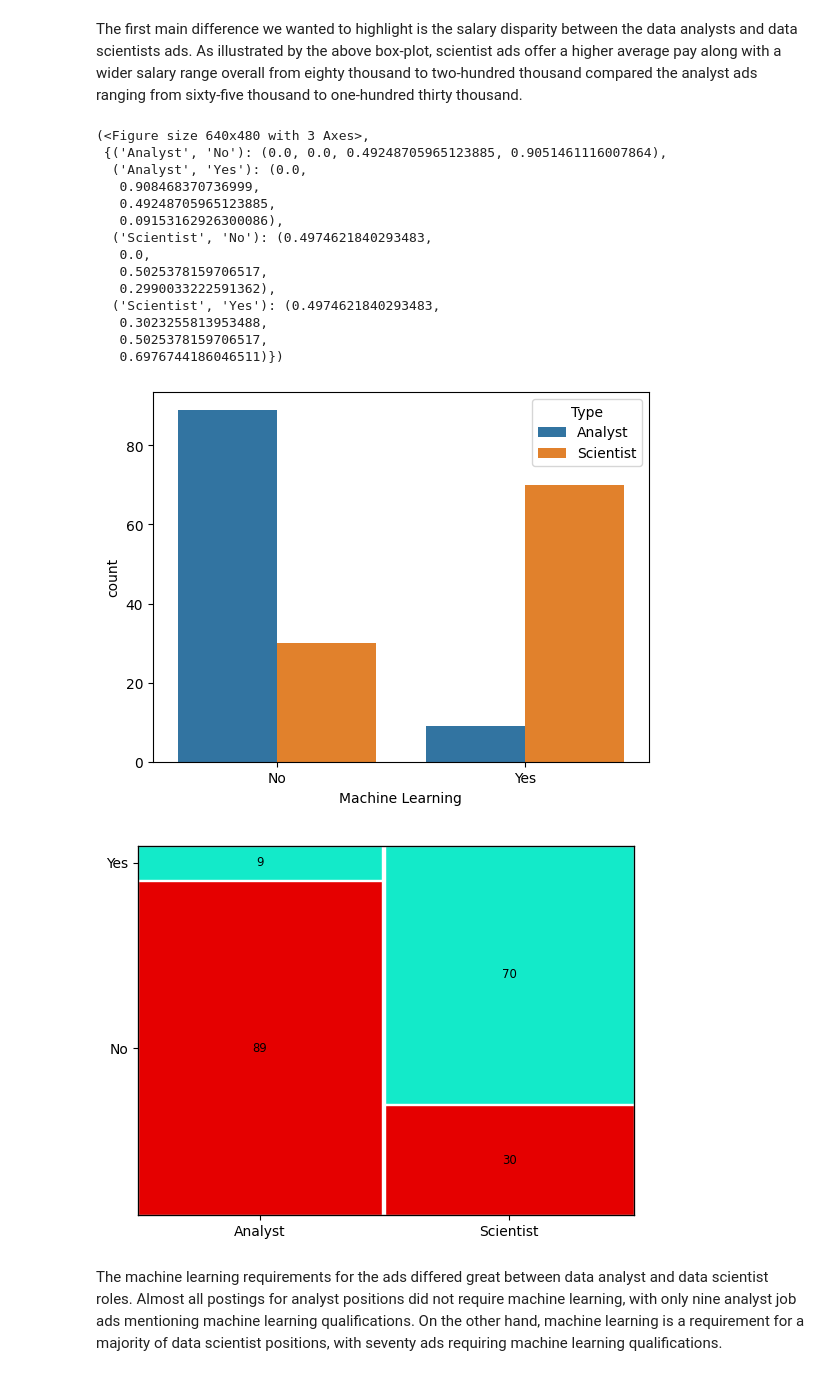
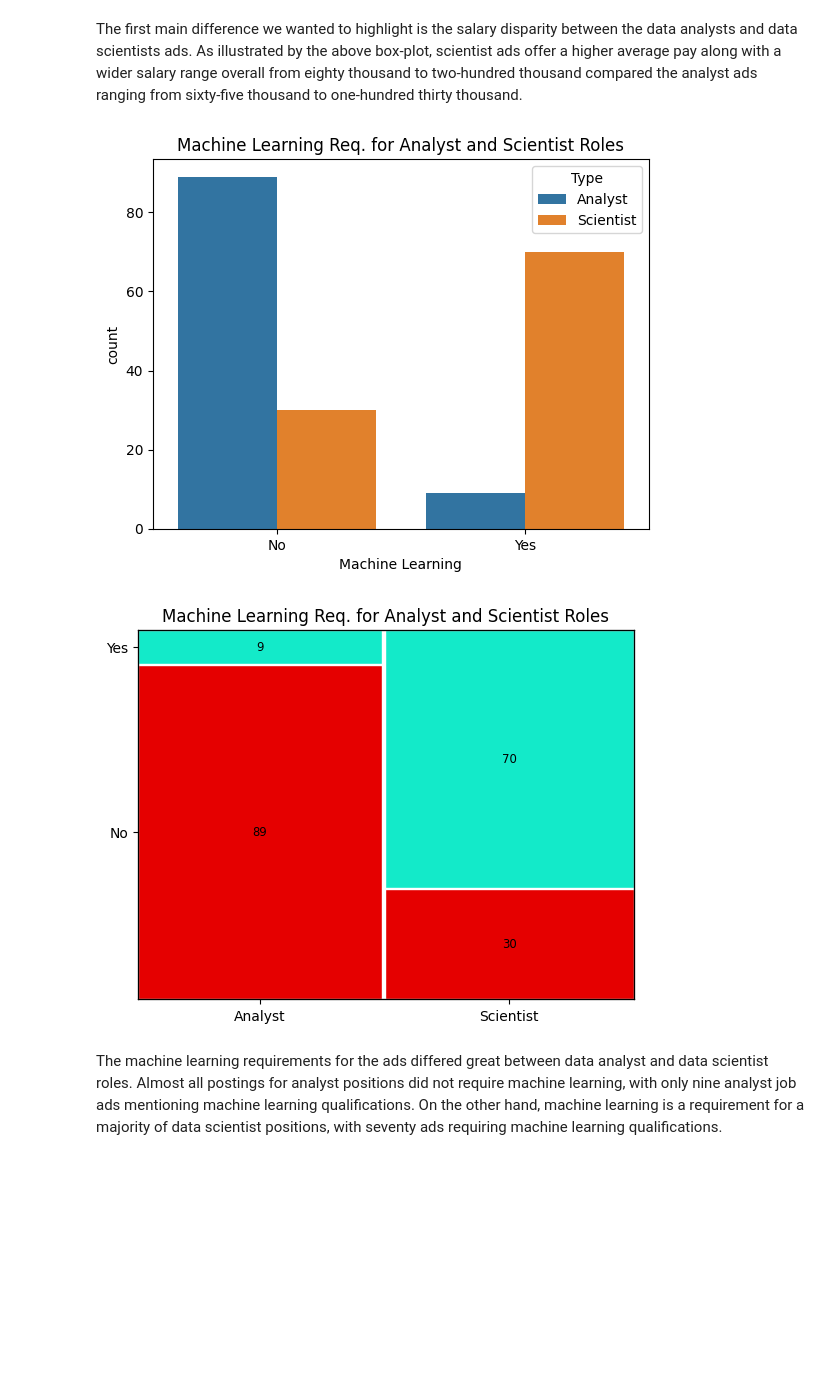
Before and after one commit to clwchanx/STA-141B, a Jupyter notebook: Data Visualizations (seaborn pairs and specific visuals) & Data Collection.ipynb, the cells around one changed output. Drawn from its saved outputs; the diff is of its cells as text; code cells hidden in the pictures; blank space fills up the shorter version.

```diff
--- a/Data Visualizations (seaborn pairs and specific visuals) & Data Collection.ipynb
+++ b/Data Visualizations (seaborn pairs and specific visuals) & Data Collection.ipynb
@@ -354,35 +359,26 @@ df_na.groupby('Type')['Salary'].describe() #box plot specifics
 The first main difference we wanted to highlight is the salary disparity between the data analysts and data scientists ads. As illustrated by the above box-plot, scientist ads offer a higher average pay along with a wider salary range overall from eighty thousand to two-hundred thousand compared the analyst ads ranging from sixty-five thousand to one-hundred thirty thousand.
 # %%
 #For slides Machine Learning for the two roles
-sns.countplot(data=df_plot, x="Machine Learning", hue="Type")  #count plot for type for ML
+sns.countplot(data=df_plot, x="Machine Learning", hue="Type").set(title="Machine Learning Req. for Analyst and Scientist Roles")  #count plot for type for ML
+
 ## ML-Type (mosaic)
 props={}
 props[('Machine Learning','Yes')]={'facecolor':'red', 'edgecolor':'white'}
 props[('Machine Learning','No')]={'facecolor':'red', 'edgecolor':'white'}
 props[('Analyst','Yes')]={'facecolor':'xkcd:aqua','edgecolor':'white'}
 props[('Analyst','No')]= {'facecolor':'xkcd:red','edgecolor':'white'}
 props[('Scientist','Yes')]={'facecolor':'xkcd:aqua','edgecolor':'white'}
 props[('Scientist','No')]= {'facecolor':'xkcd:red','edgecolor':'white'}
 labelizer=lambda k:{('Analyst','Yes'):9,('Scientist','Yes'):70,
                     ('Analyst','No'):89,('Scientist','No'):30}[k]
 mosaic(df_plot,['Type','Machine Learning'],labelizer=labelizer,properties=props)
+
+plt.ylabel('Machine Learning')
+plt.title('Machine Learning Req. for Analyst and Scientist Roles')
+plt.show()
 # %% [output]
-(<Figure size 640x480 with 3 Axes>,
- {('Analyst', 'No'): (0.0, 0.0, 0.49248705965123885, 0.9051461116007864),
-  ('Analyst', 'Yes'): (0.0,
-   0.908468370736999,
-   0.49248705965123885,
-   0.09153162926300086),
-  ('Scientist', 'No'): (0.4974621840293483,
-   0.0,
-   0.5025378159706517,
-   0.2990033222591362),
-  ('Scientist', 'Yes'): (0.4974621840293483,
-   0.3023255813953488,
-   0.5025378159706517,
-   0.6976744186046511)})
-[figure, old version]
+[figure, new version]
-[figure, old version]
+[figure, new version]
 # %% [markdown]
 The machine learning requirements for the ads differed great between data analyst and data scientist roles. Almost all postings for analyst positions did not require machine learning, with only nine analyst job ads mentioning machine learning qualifications. On the other hand, machine learning is a requirement for a majority of data scientist positions, with seventy ads requiring machine learning qualifications.
 # %%
```
Also changed, not shown: parts of 5 cells of this notebook.
